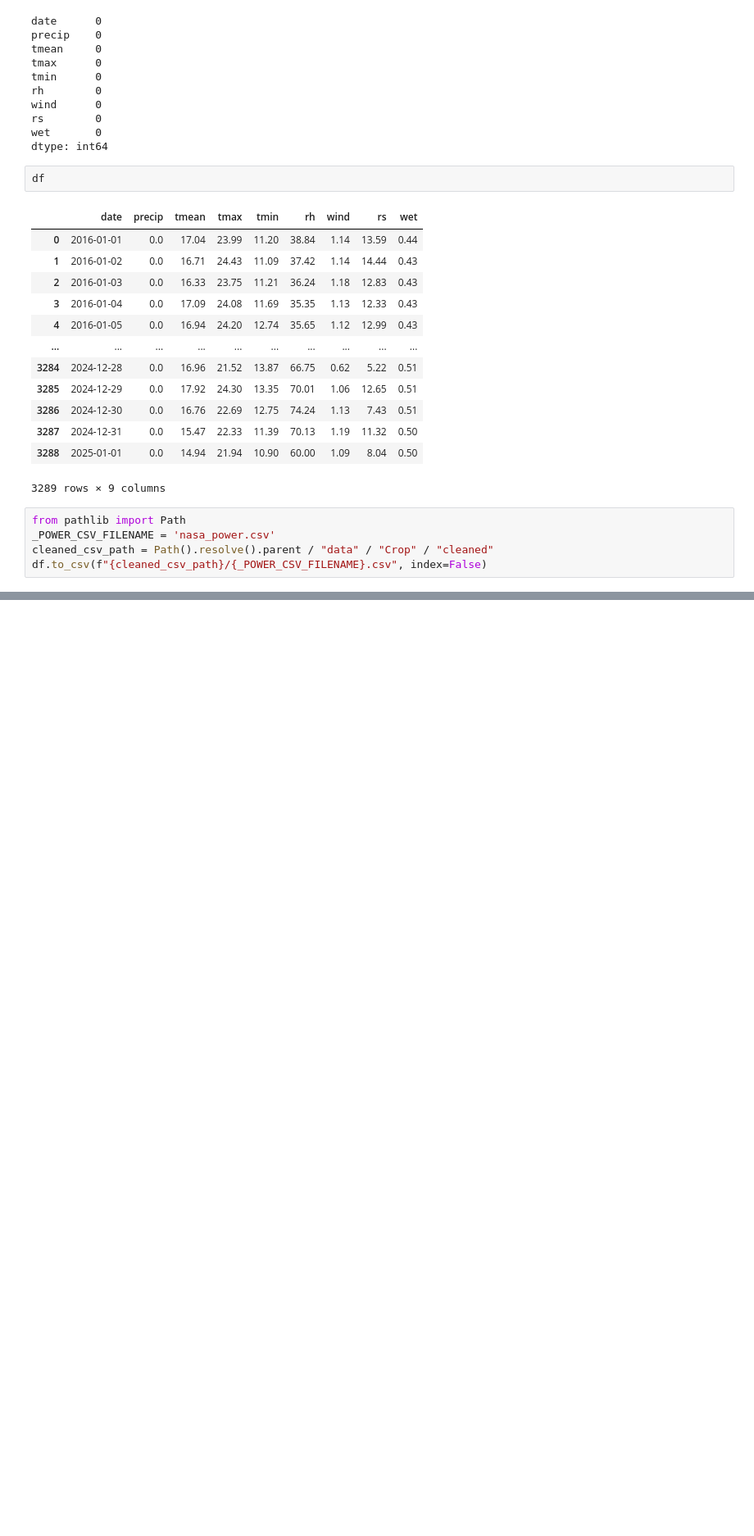
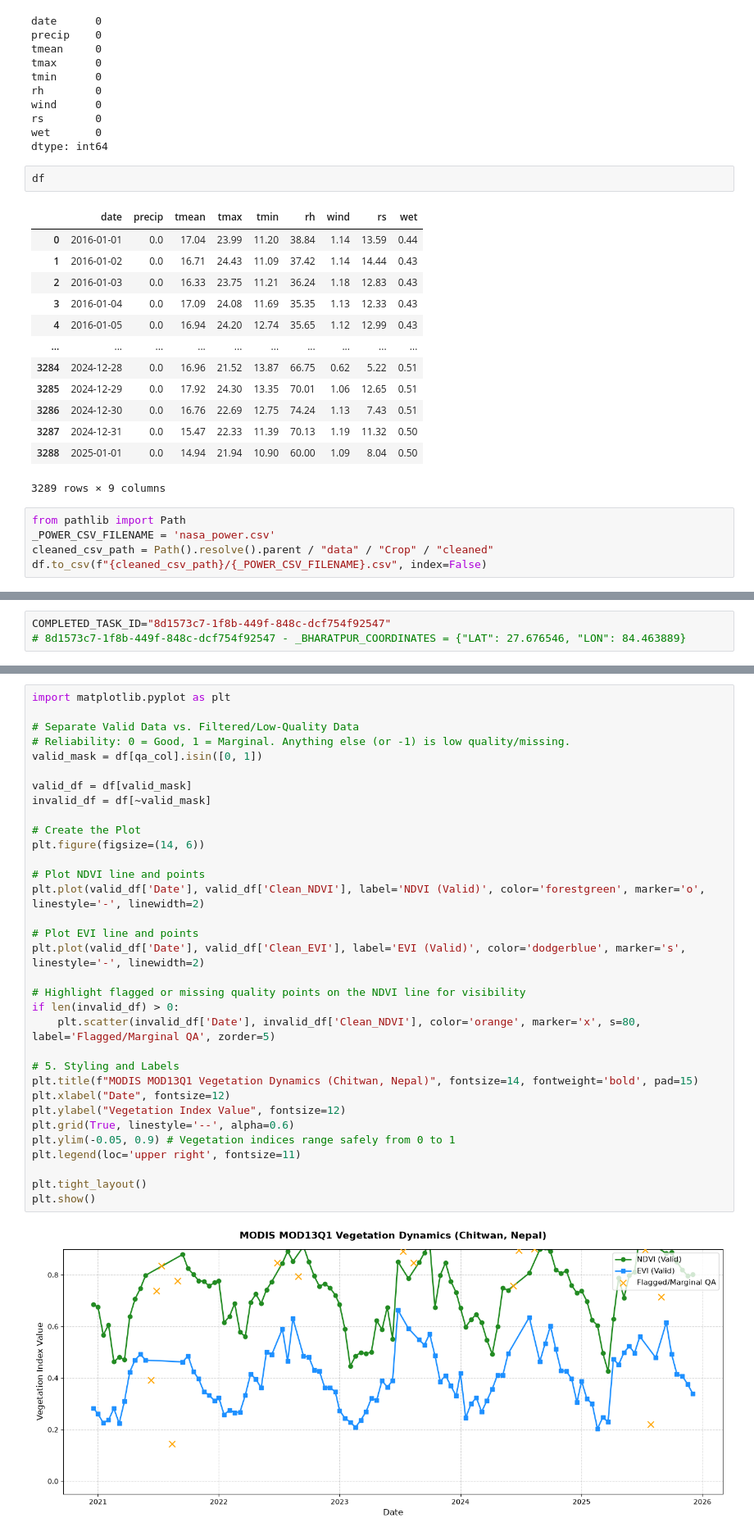
Before and after one commit to LINSANITY03/Team-Sunya, a Jupyter notebook: backend/notebooks/environment.ipynb, the cells around one changed output, grey strips where cells are left out. Shown at 82% size. Cells and saved outputs as stored; diff of their text form; blank space fills up the shorter version.

Commit message:
resolving modis data for given coordinates

```diff
--- a/backend/notebooks/environment.ipynb
+++ b/backend/notebooks/environment.ipynb
@@ -118,0 +431,3 @@ df.to_csv(f"{cleaned_csv_path}/{_POWER_CSV_FILENAME}.csv", index=False)
+# %%
+COMPLETED_TASK_ID="8d1573c7-1f8b-449f-848c-dcf754f92547"
+# 8d1573c7-1f8b-449f-848c-dcf754f92547 - _BHARATPUR_COORDINATES = {"LAT": 27.676546, "LON": 84.463889}
@@ -118,0 +593,35 @@ df.to_csv(f"{cleaned_csv_path}/{_POWER_CSV_FILENAME}.csv", index=False)
+# %%
+import matplotlib.pyplot as plt
+
+# Separate Valid Data vs. Filtered/Low-Quality Data
+# Reliability: 0 = Good, 1 = Marginal. Anything else (or -1) is low quality/missing.
+valid_mask = df[qa_col].isin([0, 1])
+
+valid_df = df[valid_mask]
+invalid_df = df[~valid_mask]
+
+# Create the Plot
+plt.figure(figsize=(14, 6))
+
+# Plot NDVI line and points
+plt.plot(valid_df['Date'], valid_df['Clean_NDVI'], label='NDVI (Valid)', color='forestgreen', marker='o', linestyle='-', linewidth=2)
+
+# Plot EVI line and points
+plt.plot(valid_df['Date'], valid_df['Clean_EVI'], label='EVI (Valid)', color='dodgerblue', marker='s', linestyle='-', linewidth=2)
+
+# Highlight flagged or missing quality points on the NDVI line for visibility
+if len(invalid_df) > 0:
+    plt.scatter(invalid_df['Date'], invalid_df['Clean_NDVI'], color='orange', marker='x', s=80, label='Flagged/Marginal QA', zorder=5)
+
+# 5. Styling and Labels
+plt.title(f"MODIS MOD13Q1 Vegetation Dynamics (Chitwan, Nepal)", fontsize=14, fontweight='bold', pad=15)
+plt.xlabel("Date", fontsize=12)
+plt.ylabel("Vegetation Index Value", fontsize=12)
+plt.grid(True, linestyle='--', alpha=0.6)
+plt.ylim(-0.05, 0.9) # Vegetation indices range safely from 0 to 1
+plt.legend(loc='upper right', fontsize=11)
+
+plt.tight_layout()
+plt.show()
+# %% [output]
+[figure, added]
```
Also changed, not shown: parts of 10 cells of this notebook, 4 other files.
